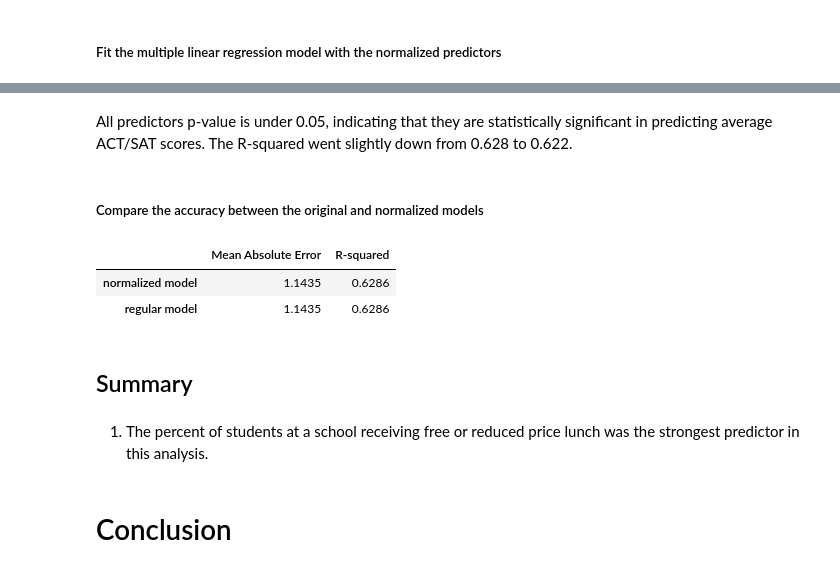
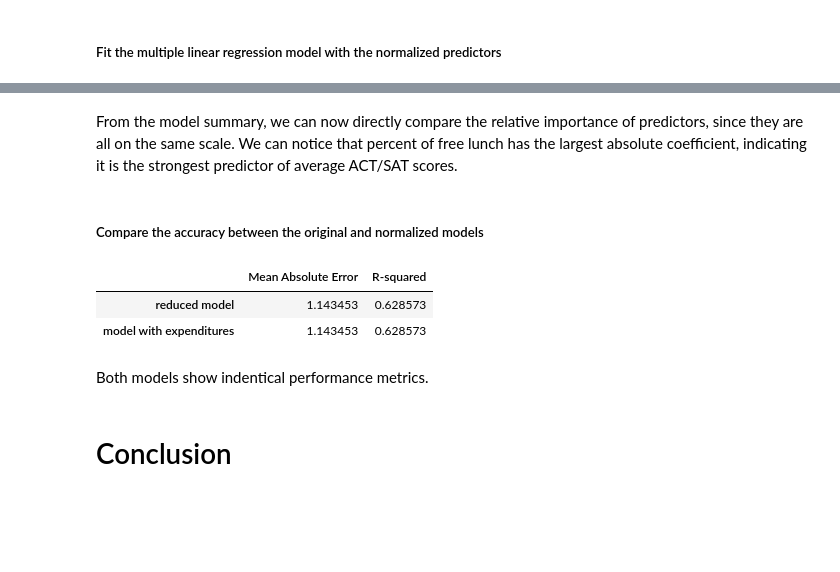
Before and after one commit to JLichwa80/education, a Jupyter notebook: code/Education_DATA_Analysis_And_Modeling.ipynb, the cells around one changed output, grey strips where cells are left out. Drawn from its saved outputs; the diff is of its cells as text; code cells hidden in the pictures; blank space fills up the shorter version.

Commit message:
Both notebooks reviewed and cleaned.

```diff
--- a/code/Education_DATA_Analysis_And_Modeling.ipynb
+++ b/code/Education_DATA_Analysis_And_Modeling.ipynb
@@ -527,27 +522,25 @@ Covariance Type:            nonrobust
 
 Notes:
 [1] Standard Errors assume that the covariance matrix of the errors is correctly specified.
-# %% [markdown]
-All predictors p-value is under 0.05, indicating that they are statistically significant in predicting average ACT/SAT scores. The R-squared went slightly down from 0.628 to 0.622.
+# %% [markdown]
+From the model summary, we can now directly compare the relative importance of predictors, since they are all on the same scale. We can notice that percent of free lunch has the largest absolute coefficient, indicating it is the strongest predictor of average ACT/SAT scores.
 # %% [markdown]
 ##### Compare the accuracy between the original and normalized models
 # %%
+mae_expenditures = mean_absolute_error(df['average_act'], model_with_expenditures.predict())
 mae_normalized = mean_absolute_error(df['average_act'], model_normalized.predict())
-mae = mean_absolute_error(df['average_act'], model_with_expenditures.predict())
 
+r2_expenditures = model_with_expenditures.rsquared
 r2_normalized = model_normalized.rsquared
-r2 = model_with_expenditures.rsquared
 
-pd.DataFrame({'Mean Absolute Error': [mae_normalized, mae],
-              'R-squared': [r2_normalized, r2]},
-              index=['normalized model', 'regular model']).round(4)
+pd.DataFrame({'Mean Absolute Error': [mae_expenditures, mae_normalized],
+              'R-squared': [r2_expenditures, r2_normalized]},
+              index=['reduced model', 'model with expenditures']).round(6)
 # %% [output]
 |  | Mean Absolute Error | R-squared |
-| normalized model | 1.1435 | 0.6286 |
-| regular model | 1.1435 | 0.6286 |
+| reduced model | 1.143453 | 0.628573 |
+| model with expenditures | 1.143453 | 0.628573 |
-# %% [markdown]
-## Summary
-# %% [markdown]
-1. The percent of students at a school receiving free or reduced price lunch was the strongest predictor in this analysis.
+# %% [markdown]
+Both models show indentical performance metrics.
 # %% [markdown]
 # Conclusion
```
Also changed, not shown: parts of 34 cells of this notebook, 2 other files.
